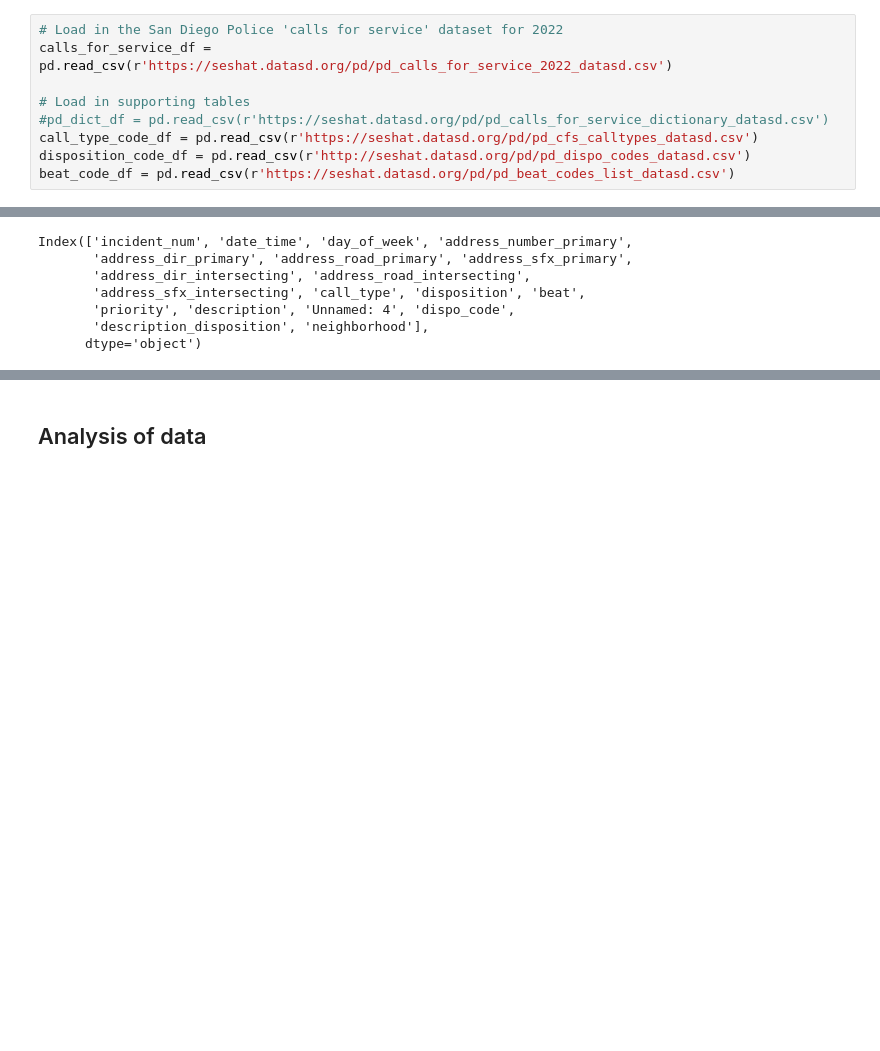
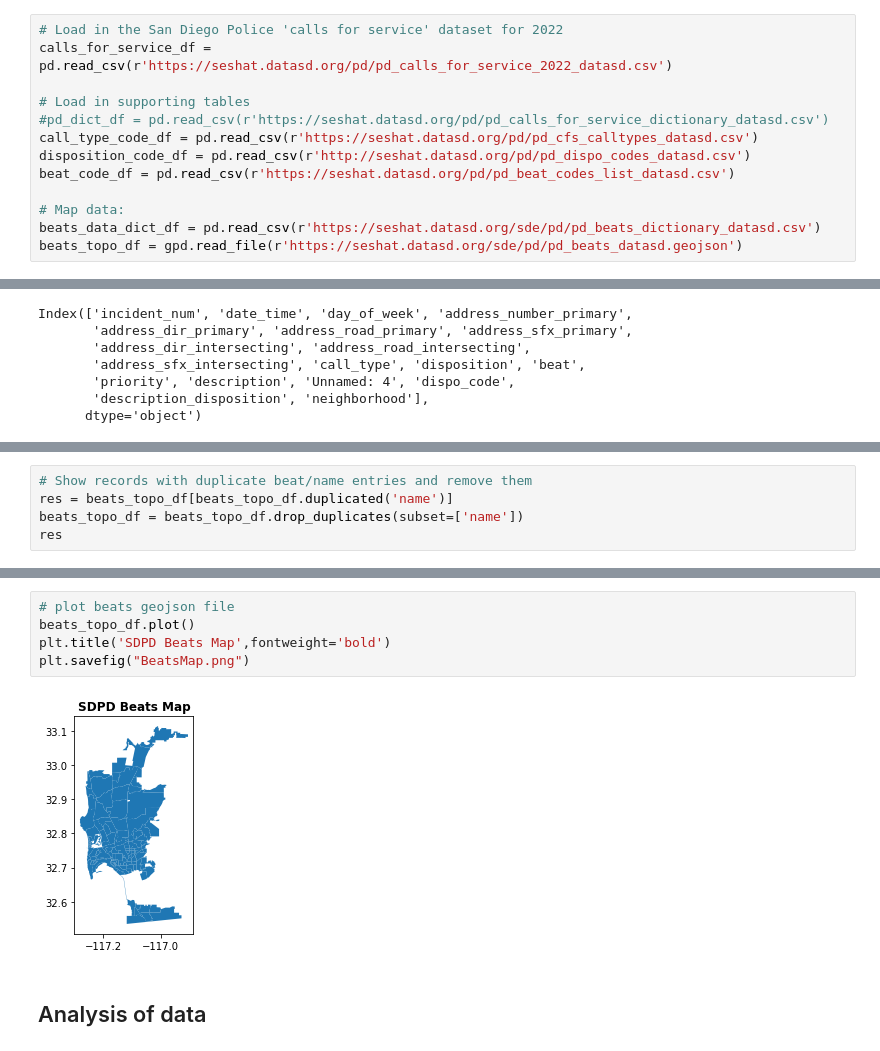
Before and after one commit to kodingkirby/sd-police-dataset, a Jupyter notebook: notebook.ipynb, the cells around one changed output, grey strips where cells are left out. Drawn from its saved outputs; the diff is of its cells as text; blank space fills up the shorter version.

```diff
--- a/notebook.ipynb
+++ b/notebook.ipynb
@@ -16,6 +26,10 @@ calls_for_service_df = pd.read_csv(r'https://seshat.datasd.org/pd/pd_calls_for_s
 call_type_code_df = pd.read_csv(r'https://seshat.datasd.org/pd/pd_cfs_calltypes_datasd.csv')
 disposition_code_df = pd.read_csv(r'http://seshat.datasd.org/pd/pd_dispo_codes_datasd.csv')
 beat_code_df = pd.read_csv(r'https://seshat.datasd.org/pd/pd_beat_codes_list_datasd.csv')
+
+# Map data:
+beats_data_dict_df = pd.read_csv(r'https://seshat.datasd.org/sde/pd/pd_beats_dictionary_datasd.csv')
+beats_topo_df = gpd.read_file(r'https://seshat.datasd.org/sde/pd/pd_beats_datasd.geojson')
 # %% [markdown]
 ### Preview subset of data
 # %%
@@ -165,0 +247,5 @@ Index(['incident_num', 'date_time', 'day_of_week', 'address_number_primary',
+# %%
+# Show records with duplicate beat/name entries and remove them
+res = beats_topo_df[beats_topo_df.duplicated('name')]
+beats_topo_df = beats_topo_df.drop_duplicates(subset=['name'])
+res
@@ -166,3 +267,10 @@ Index(['incident_num', 'date_time', 'day_of_week', 'address_number_primary',
+# %%
+# plot beats geojson file
+beats_topo_df.plot()
+plt.title('SDPD Beats Map',fontweight='bold')
+plt.savefig("BeatsMap.png")
+# %% [output]
+[figure, added]
 # %% [markdown]
 ## Analysis of data
 # %% [markdown]
```
Also changed, not shown: parts of 56 cells of this notebook, 5 other files.
